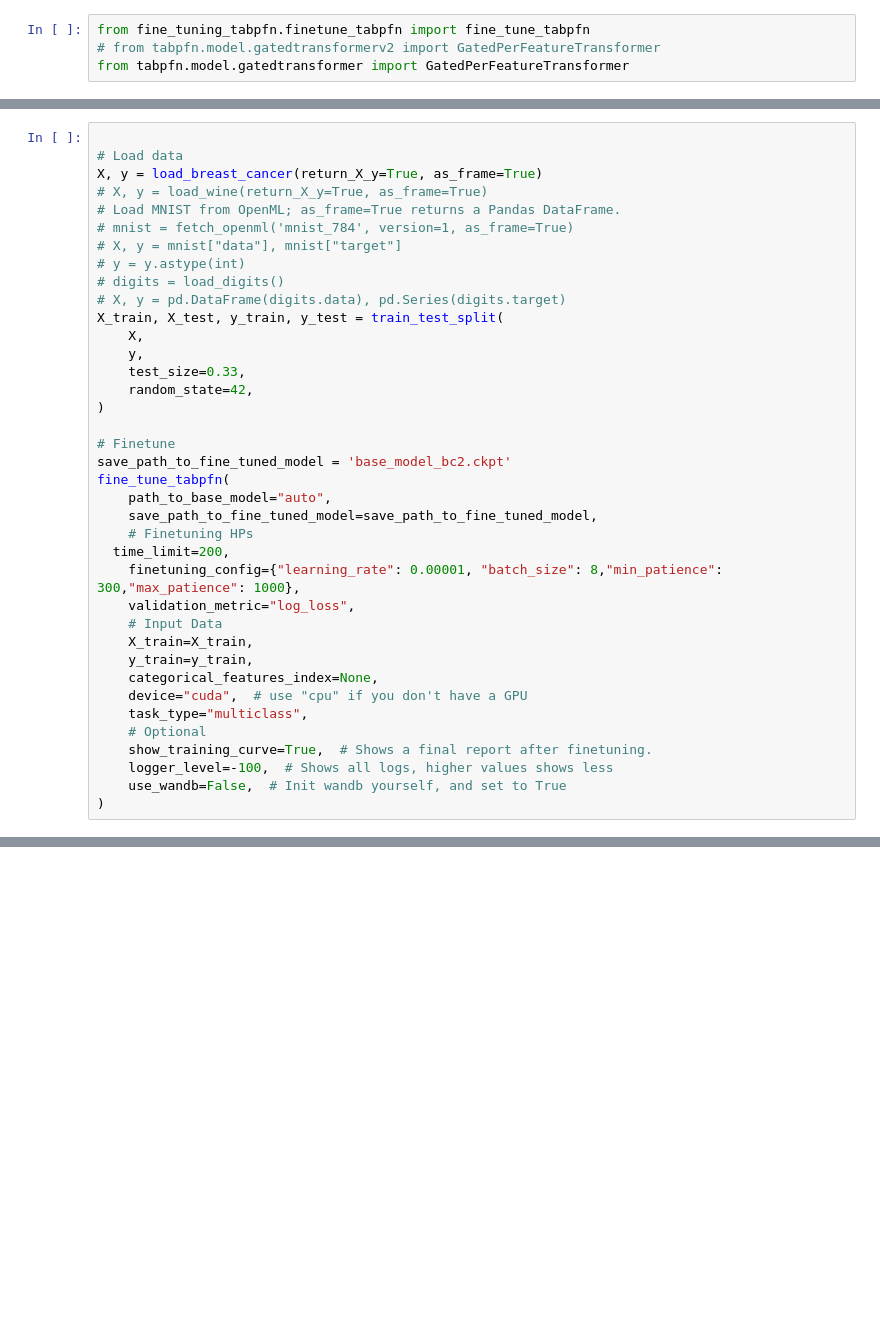
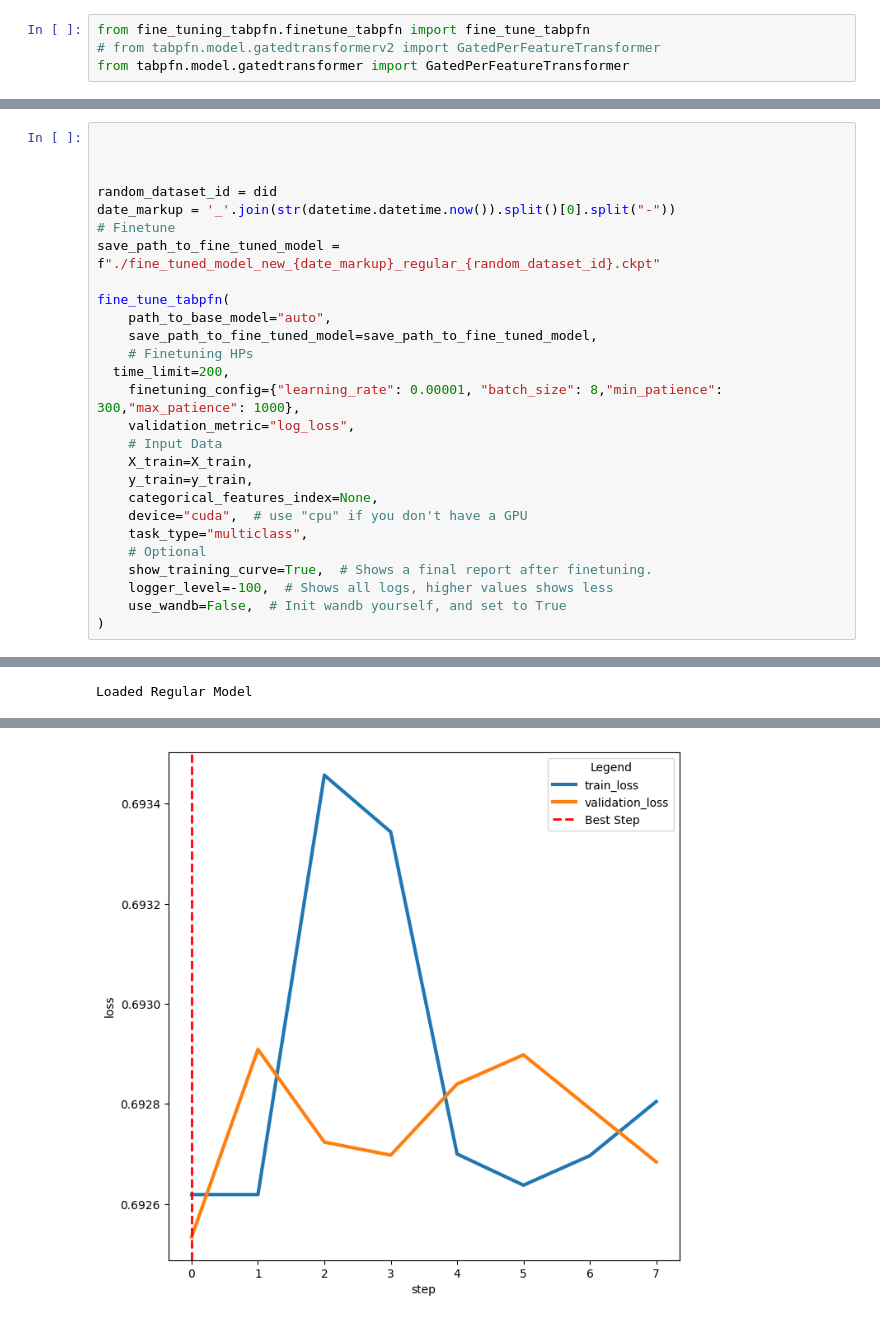
Before and after one commit to tentacool9/FTTabPFN, a Jupyter notebook: Finetuning.ipynb, the cells around one changed output, grey strips where cells are left out. Cells and saved outputs as stored; diff of their text form; blank space fills up the shorter version.

```diff
--- a/Finetuning.ipynb
+++ b/Finetuning.ipynb
@@ -85,23 +174,12 @@ recall_score(y_test,np.argmax(clf.predict_proba(X_test),axis=1),average='weighte
 # %%
 
-# Load data
-X, y = load_breast_cancer(return_X_y=True, as_frame=True)
-# X, y = load_wine(return_X_y=True, as_frame=True)
-# Load MNIST from OpenML; as_frame=True returns a Pandas DataFrame.
-# mnist = fetch_openml('mnist_784', version=1, as_frame=True)
-# X, y = mnist["data"], mnist["target"]
-# y = y.astype(int)
-# digits = load_digits()
-# X, y = pd.DataFrame(digits.data), pd.Series(digits.target)
-X_train, X_test, y_train, y_test = train_test_split(
-    X,
-    y,
-    test_size=0.33,
-    random_state=42,
-)
 
+
+random_dataset_id = did
+date_markup = '_'.join(str(datetime.datetime.now()).split()[0].split("-"))
 # Finetune
-save_path_to_fine_tuned_model = 'base_model_bc2.ckpt'
+save_path_to_fine_tuned_model = f"./fine_tuned_model_new_{date_markup}_regular_{random_dataset_id}.ckpt"
+
 fine_tune_tabpfn(
     path_to_base_model="auto",
     save_path_to_fine_tuned_model=save_path_to_fine_tuned_model,
@@ -124,0 +216 @@ Loaded Regular Model
+Loaded Regular Model
@@ -125 +228,2 @@ Loaded Regular Model
+[figure, added]
 # %%
```
Also changed, not shown: parts of 15 cells of this notebook, 5 other files.
